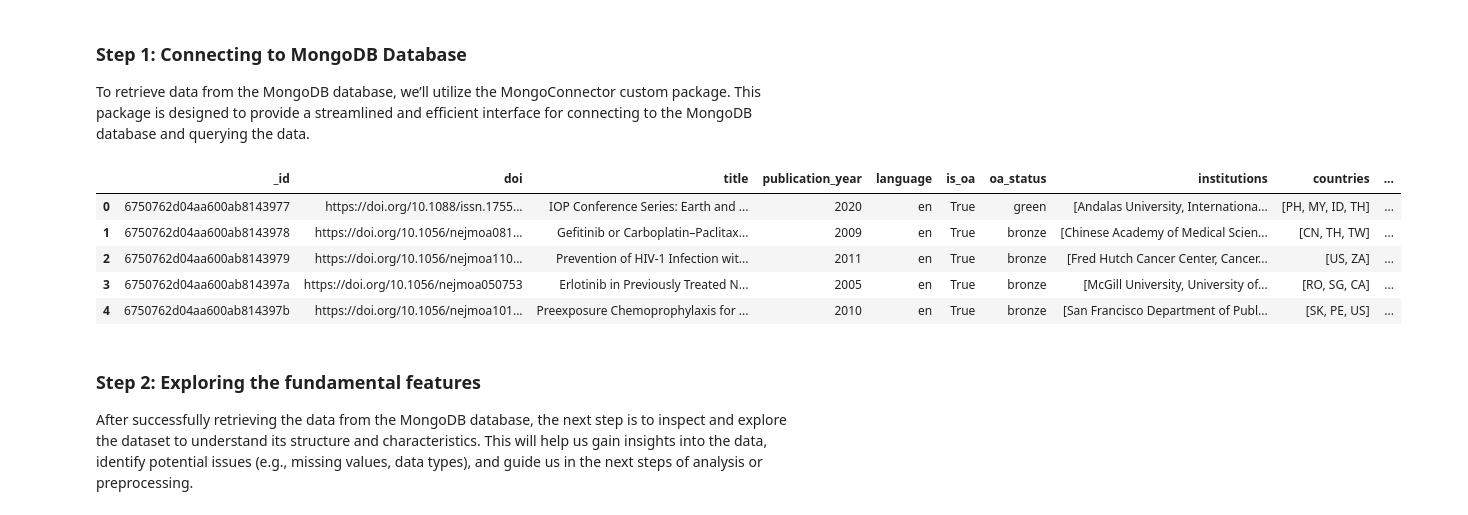
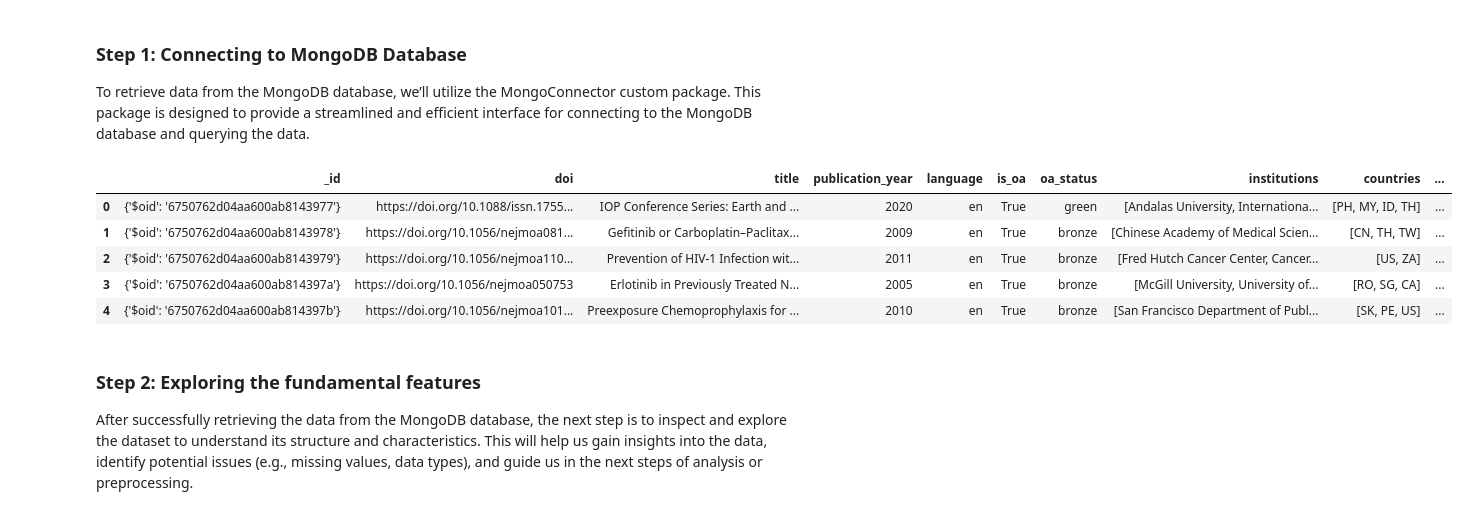
Before and after one commit to wiraphatys/scopus-analytics-pipeline, a Jupyter notebook: data_science/non_interactive.ipynb, the cells around one changed output. Cells and saved outputs as stored; diff of their text form; code cells hidden in the pictures.

```diff
--- a/data_science/non_interactive.ipynb
+++ b/data_science/non_interactive.ipynb
@@ -35,0 +38,4 @@ MONGODB_INSTANCE = MongoConnector.get_instance()
+# %%
+MONGODB_INSTANCE = MongoConnector.get_instance()
+ENV_MODE = os.getenv("ENV_MODE")
+JSON_LOCAL_FILEPATH = os.getenv("JSON_LOCAL_FILEPATH")
@@ -108,14 +114,25 @@ list_of_research_papers = list(MONGODB_INSTANCE.find())
+# %%
+research_list = None
+
+if ENV_MODE == "development":
+    with open(JSON_LOCAL_FILEPATH) as file:
+        research_list = json.load(file)
+elif ENV_MODE == "production":
+    research_list = list(MONGODB_INSTANCE.find())
+else:
+    raise ValueError(
+        f"Invalid ENV_MODE: {ENV_MODE}. Please set it to 'development' or 'production'.")
 # %%
-df = pd.DataFrame(list_of_research_papers)
+df = pd.DataFrame(research_list)
 
 display(df.head())
 # %% [output]
 |  | _id | doi | title | publication_year | language | is_oa | oa_status | institutions | countries | ... |
-| 0 | 6750762d04aa600ab8143977 | https://doi.org/10.1088/issn.1755... | IOP Conference Series: Earth and ... | 2020 | en | True | green | [Andalas University, Internationa... | [PH, MY, ID, TH] | ... |
-| 1 | 6750762d04aa600ab8143978 | https://doi.org/10.1056/nejmoa081... | Gefitinib or Carboplatin–Paclitax... | 2009 | en | True | bronze | [Chinese Academy of Medical Scien... | [CN, TH, TW] | ... |
-| 2 | 6750762d04aa600ab8143979 | https://doi.org/10.1056/nejmoa110... | Prevention of HIV-1 Infection wit... | 2011 | en | True | bronze | [Fred Hutch Cancer Center, Cancer... | [US, ZA] | ... |
-| 3 | 6750762d04aa600ab814397a | https://doi.org/10.1056/nejmoa050753 | Erlotinib in Previously Treated N... | 2005 | en | True | bronze | [McGill University, University of... | [RO, SG, CA] | ... |
-| 4 | 6750762d04aa600ab814397b | https://doi.org/10.1056/nejmoa101... | Preexposure Chemoprophylaxis for ... | 2010 | en | True | bronze | [San Francisco Department of Publ... | [SK, PE, US] | ... |
+| 0 | {'$oid': '6750762d04aa600ab8143977'} | https://doi.org/10.1088/issn.1755... | IOP Conference Series: Earth and ... | 2020 | en | True | green | [Andalas University, Internationa... | [PH, MY, ID, TH] | ... |
+| 1 | {'$oid': '6750762d04aa600ab8143978'} | https://doi.org/10.1056/nejmoa081... | Gefitinib or Carboplatin–Paclitax... | 2009 | en | True | bronze | [Chinese Academy of Medical Scien... | [CN, TH, TW] | ... |
+| 2 | {'$oid': '6750762d04aa600ab8143979'} | https://doi.org/10.1056/nejmoa110... | Prevention of HIV-1 Infection wit... | 2011 | en | True | bronze | [Fred Hutch Cancer Center, Cancer... | [US, ZA] | ... |
+| 3 | {'$oid': '6750762d04aa600ab814397a'} | https://doi.org/10.1056/nejmoa050753 | Erlotinib in Previously Treated N... | 2005 | en | True | bronze | [McGill University, University of... | [RO, SG, CA] | ... |
+| 4 | {'$oid': '6750762d04aa600ab814397b'} | https://doi.org/10.1056/nejmoa101... | Preexposure Chemoprophylaxis for ... | 2010 | en | True | bronze | [San Francisco Department of Publ... | [SK, PE, US] | ... |
 # %% [markdown]
 ### Step 2: Exploring the fundamental features
 
```
Also changed, not shown: parts of 20 cells of this notebook.
